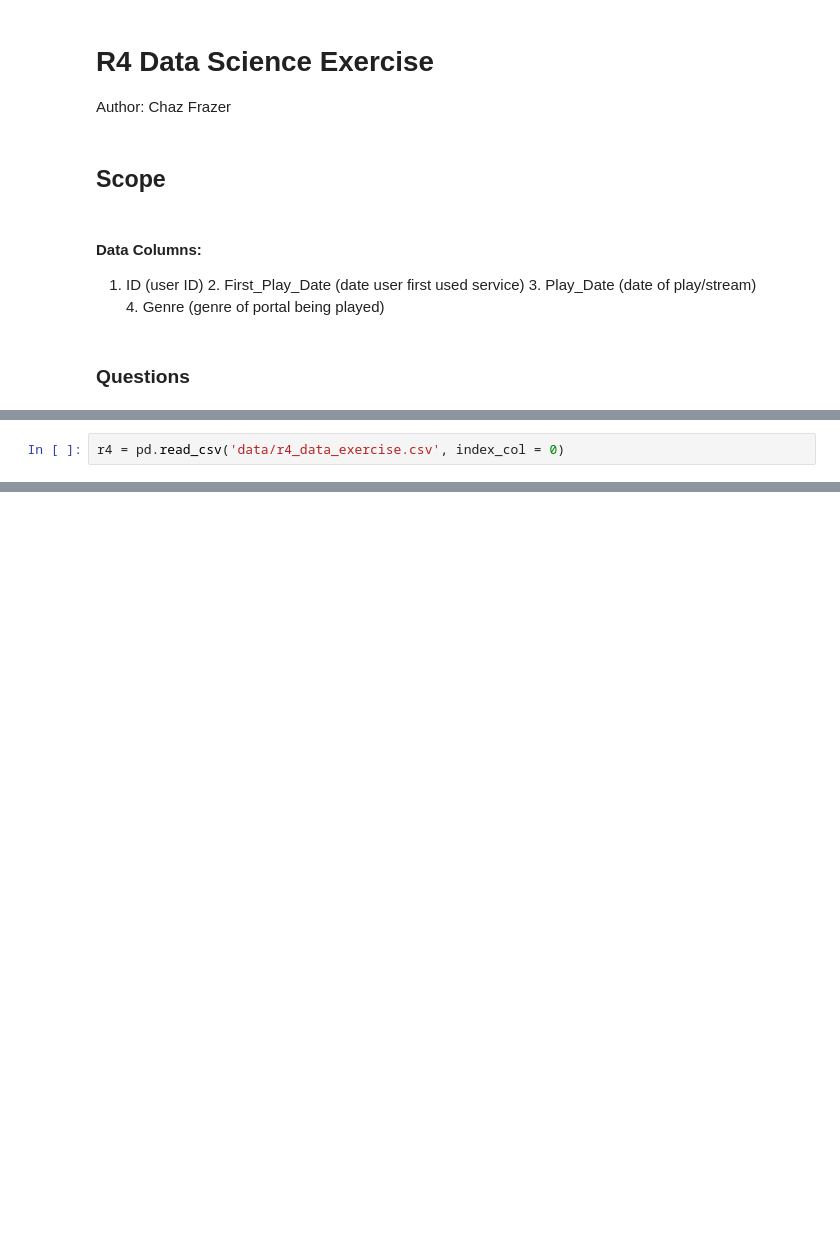
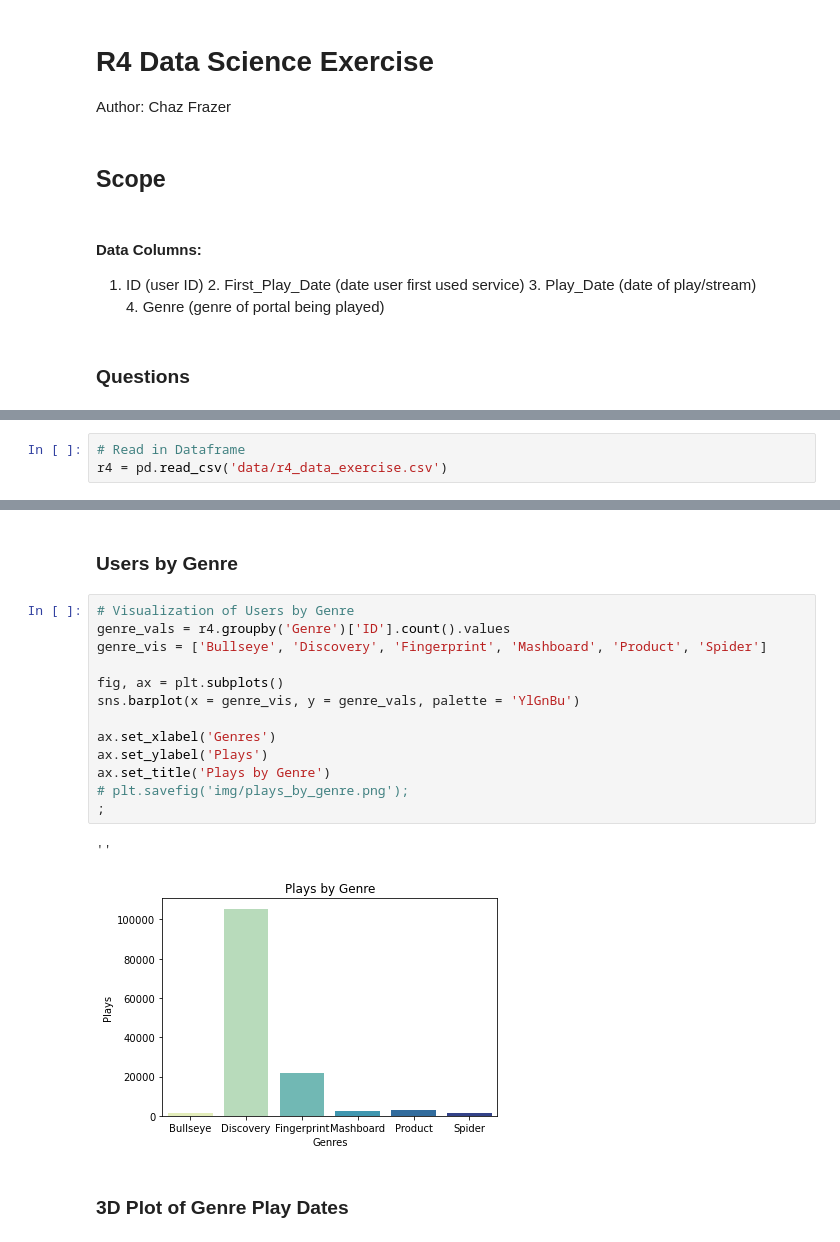
Before and after one commit to Mynusjanai/R4_data_excercise, a Jupyter notebook: R4 Data Science Exercise.ipynb, the cells around one changed output, grey strips where cells are left out. Saved outputs shown, nothing was run; the diff lists cells and outputs as text; blank space fills up the shorter version.

```diff
--- a/R4 Data Science Exercise.ipynb
+++ b/R4 Data Science Exercise.ipynb
@@ -46,2 +58,3 @@ How would you improve the service by improving customer engagement?
 # %%
-r4 = pd.read_csv('data/r4_data_exercise.csv', index_col = 0)
+# Read in Dataframe
+r4 = pd.read_csv('data/r4_data_exercise.csv')
@@ -47,0 +334,20 @@ r4 = pd.read_csv('data/r4_data_exercise.csv', index_col = 0)
+# %% [markdown]
+### Users by Genre
+# %%
+# Visualization of Users by Genre
+genre_vals = r4.groupby('Genre')['ID'].count().values
+genre_vis = ['Bullseye', 'Discovery', 'Fingerprint', 'Mashboard', 'Product', 'Spider']
+
+fig, ax = plt.subplots()
+sns.barplot(x = genre_vis, y = genre_vals, palette = 'YlGnBu')
+
+ax.set_xlabel('Genres')
+ax.set_ylabel('Plays')
+ax.set_title('Plays by Genre')
+# plt.savefig('img/plays_by_genre.png');
+;
+# %% [output]
+''
+[figure, added]
+# %% [markdown]
+### 3D Plot of Genre Play Dates
```
Also changed, not shown: parts of 33 cells of this notebook, 4 other files.
